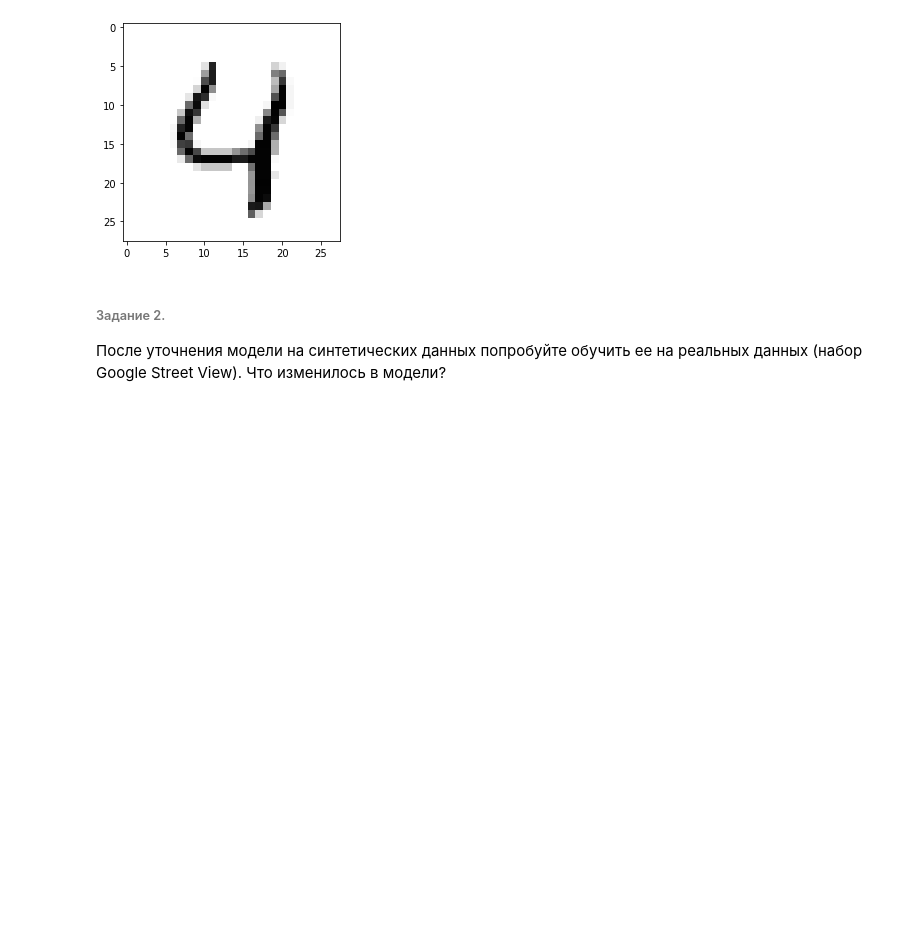
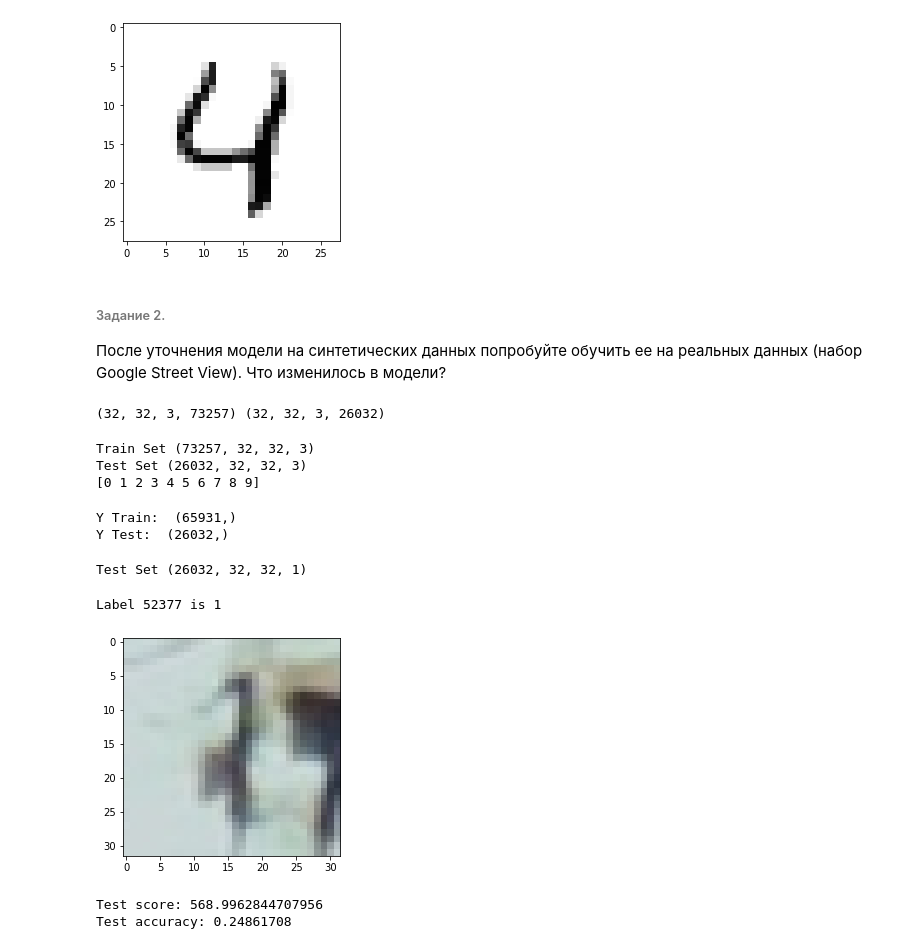
Before and after one commit to dmitrypintusov/deep-learning, a Jupyter notebook: by/bsuir/pintusov/labs/lab4/lab4.ipynb, the cells around one changed output. Drawn from its saved outputs; the diff is of its cells as text; code cells hidden in the pictures; blank space fills up the shorter version.

```diff
--- a/by/bsuir/pintusov/labs/lab4/lab4.ipynb
+++ b/by/bsuir/pintusov/labs/lab4/lab4.ipynb
@@ -169,3 +169,79 @@ Actual:  4 Prediction:  4
 # %% [markdown]
 ###### Задание 2.
 После уточнения модели на синтетических данных попробуйте обучить ее на реальных данных (набор Google Street View). Что изменилось в модели?
+# %%
+import scipy.io as sio
+
+def load_data(path):
+    data = sio.loadmat(path)
+    return data['X'], data['y']
+
+X_train, y_train = load_data('./input/train_32x32.mat')
+X_test, y_test = load_data('./input//test_32x32.mat')
+
+classes = [0,1,2,3,4,5,6,7,8,9]
+nb_classes = 10
+
+print(X_train.shape, X_test.shape)
+# %% [output]
+(32, 32, 3, 73257) (32, 32, 3, 26032)
+# %%
+import numpy as np
+
+X_train = X_train.transpose((3,0,1,2))
+X_test = X_test.transpose((3,0,1,2))
+y_train = y_train[:,0]
+y_test = y_test[:,0]
+
+print("Train Set", X_train.shape)
+print("Test Set", X_test.shape)
+
+y_train[y_train == 10] = 0
+y_test[y_test == 10] = 0
+print(np.unique(y_train))
+# %% [output]
+Train Set (73257, 32, 32, 3)
+Test Set (26032, 32, 32, 3)
+[0 1 2 3 4 5 6 7 8 9]
+# %%
+from tensorflow.keras.utils import to_categorical
+
+X_train, X_val, y_train, y_val = train_test_split(X_train, y_train, test_size=0.1, random_state=7)
+
+X_train = X_train.astype('float32') / 255
+X_test = X_test.astype('float32') / 255
+
+# y_train = to_categorical(y_train)
+# y_test = to_categorical(y_test)
+
+print("Y Train: ", y_train.shape)
+print("Y Test: ", y_test.shape)
+# %% [output]
+Y Train:  (65931,)
+Y Test:  (26032,)
+# %%
+import tensorflow as tf
+
+X_test = tf.image.rgb_to_grayscale(X_test, name=None)
+print("Test Set", X_test.shape)
+# %% [output]
+Test Set (26032, 32, 32, 1)
+# %%
+i = np.random.randint(1, len(X_train))
+print("Label %d is" % i, y_train[i])
+plt.imshow(X_train[i])
+plt.show()
+# %% [output]
+Label 52377 is 1
+[figure, added]
+# %%
+from tensorflow.keras.preprocessing.image import img_to_array, array_to_img
+
+x_test_tt = np.asarray([img_to_array(array_to_img(im, scale=True).resize((img_rows, img_cols))) for im in X_test])
+score = model.evaluate(x_test_tt, y_test, verbose=0)
+
+print('Test score:', score[0])
+print('Test accuracy:', score[1])
+# %% [output]
+Test score: 568.9962844707956
+Test accuracy: 0.24861708
```
Also changed, not shown: parts of 1 cell of this notebook.
